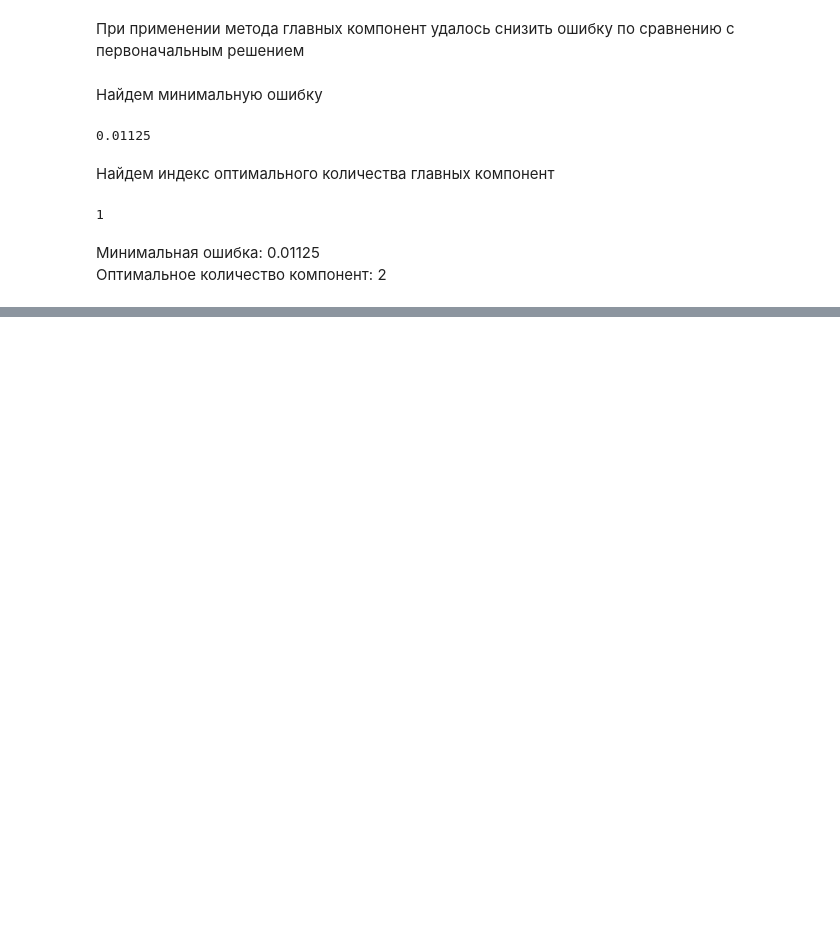
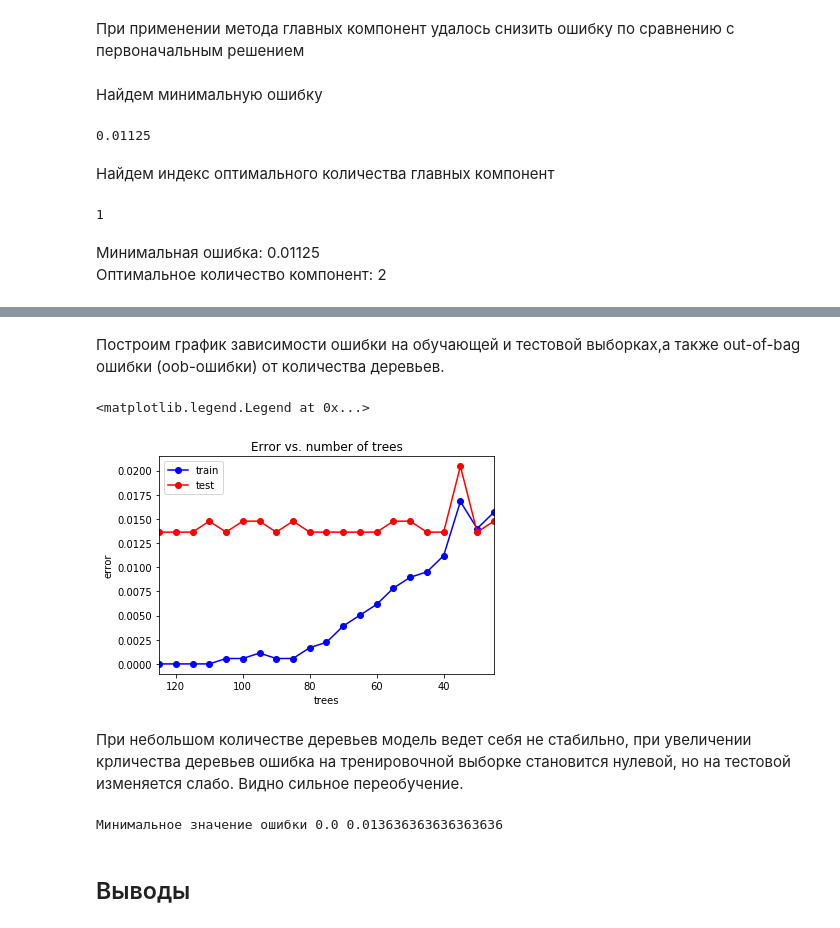
Before and after one commit to Trintal/ML, a Jupyter notebook: Lab1.ipynb, the cells around one changed output, grey strips where cells are left out. Cells and saved outputs as stored; diff of their text form; code cells hidden in the pictures; blank space fills up the shorter version.

```diff
--- a/Lab1.ipynb
+++ b/Lab1.ipynb
@@ -359,0 +551,3 @@ np.argmin(test_err)
+# %%
+gbt = ensemble.GradientBoostingClassifier(n_estimators = 100)
+gbt.fit(X_train, y_train)
@@ -359,0 +565,32 @@ np.argmin(test_err)
+# %% [markdown]
+Построим график зависимости ошибки на обучающей и тестовой выборках,а также out-of-bag ошибки (oob-ошибки) от количества деревьев.
+# %%
+trees_arr = np.arange(25, 126, 5)
+test_err = []
+train_err = []
+for trees in trees_arr:
+    gbt = ensemble.GradientBoostingClassifier(n_estimators = trees)
+    gbt.fit(X_train, y_train)
+    train_err.append(np.mean(y_train != gbt.predict(X_train)))
+    test_err.append(np.mean(y_test  != gbt.predict(X_test)))
+# %%
+plt.plot(trees_arr, train_err, 'b-o', label = 'train')
+plt.plot(trees_arr, test_err, 'r-o', label = 'test')
+plt.xlim([np.max(trees_arr), np.min(trees_arr)])
+plt.title('Error vs. number of trees')
+plt.xlabel('trees')
+plt.ylabel('error')
+plt.legend()
+# %% [output]
+<matplotlib.legend.Legend at 0x...>
+[figure, added]
+# %% [markdown]
+При небольшом количестве деревьев модель ведет себя не стабильно, при увеличении крличества деревьев ошибка на тренировочной выборке становится нулевой, но на тестовой изменяется слабо. Видно сильное переобучение.
+# %%
+min_train_err = np.min(train_err)
+min_test_err = np.min(test_err)
+print("Минимальное значение ошибки", min_train_err, min_test_err)
+# %% [output]
+Минимальное значение ошибки 0.0 0.013636363636363636
+# %% [markdown]
+## Выводы
```
Also changed, not shown: parts of 46 cells of this notebook.
